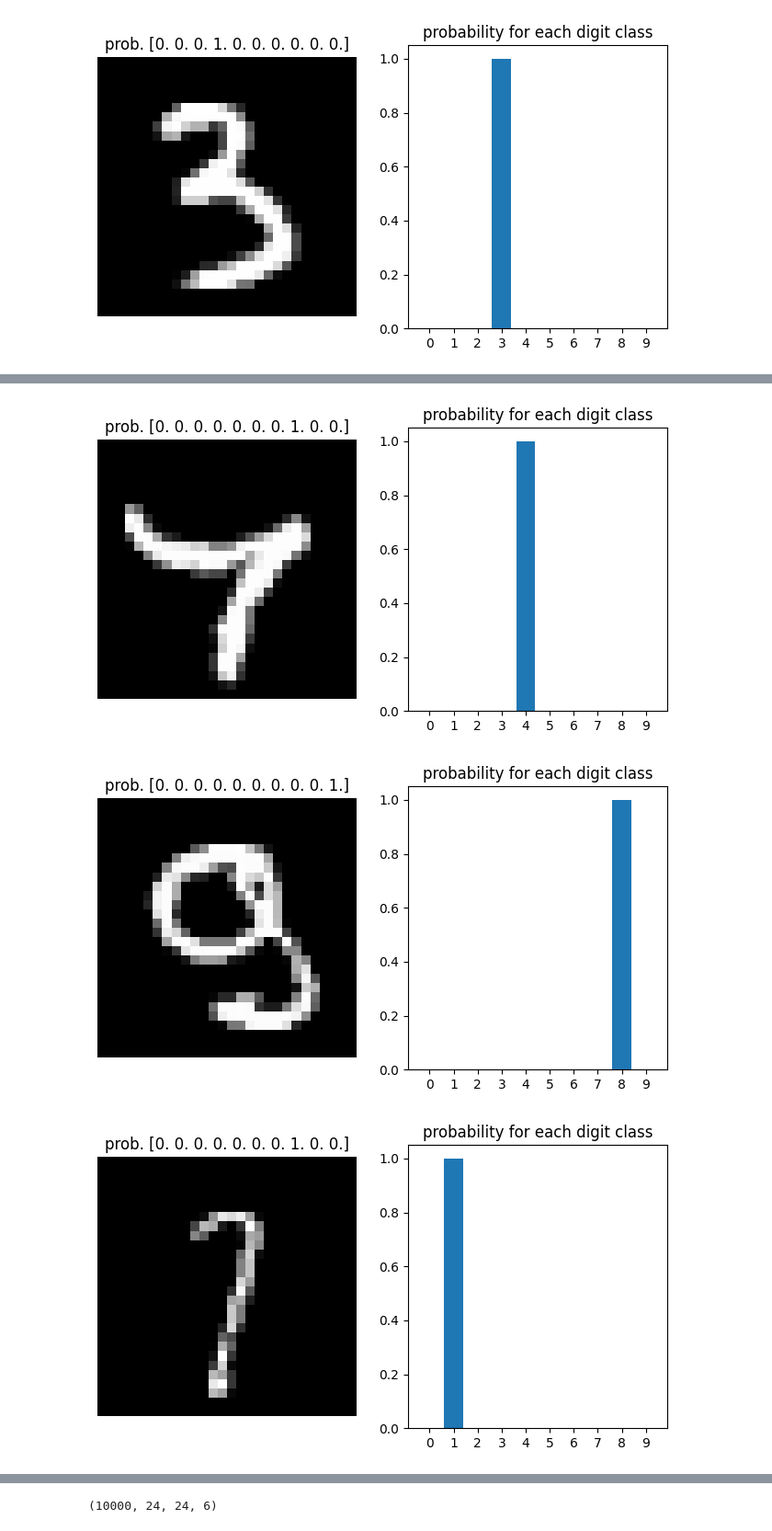
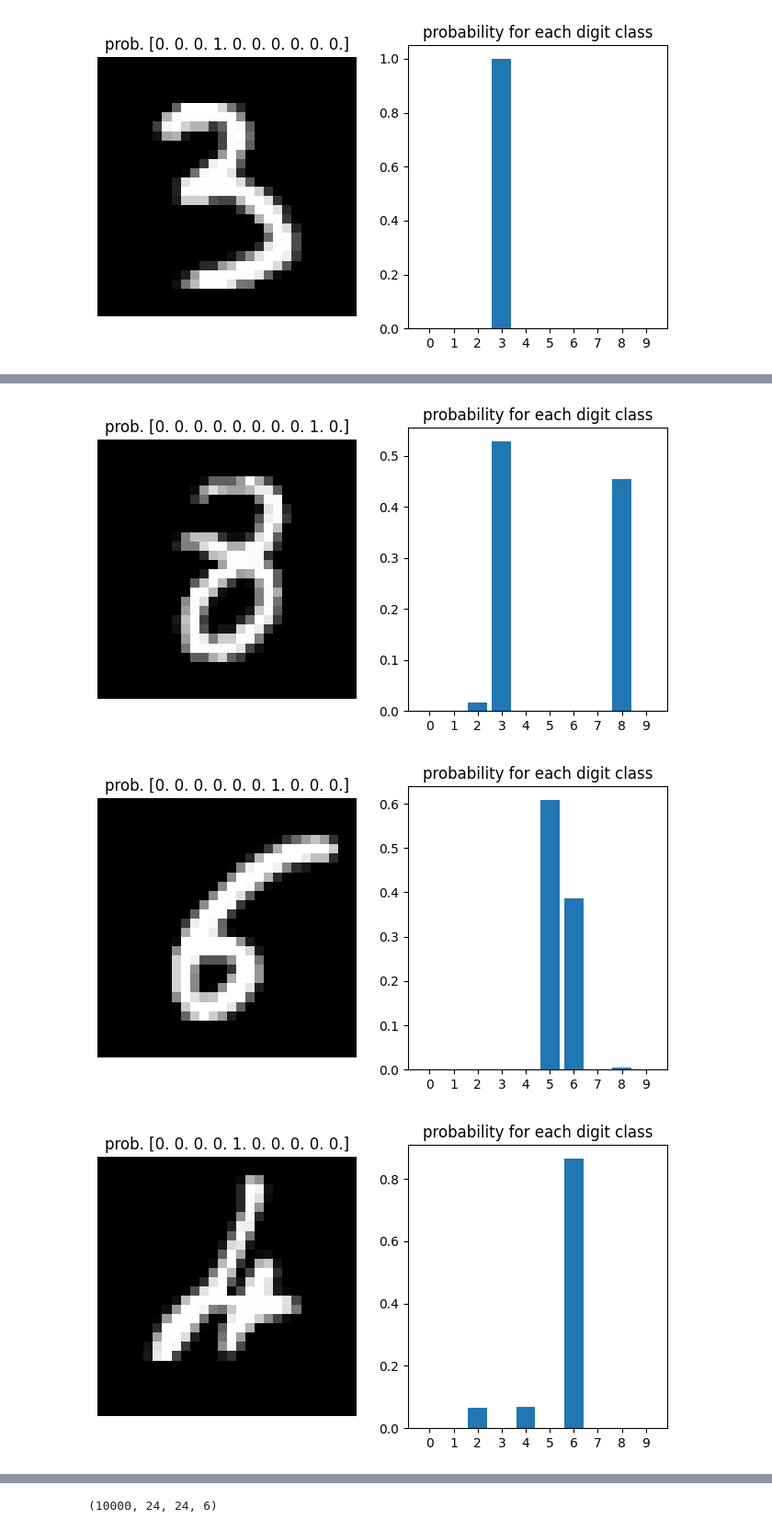
Before and after one commit to so07/TCCM-DL-2022, a Jupyter notebook: keras-02-mnist.ipynb, the cells around one changed output, grey strips where cells are left out. Shown: that part at 92% size. Drawn from its saved outputs; the diff is of its cells as text; code cells hidden in the pictures.

```diff
--- a/keras-02-mnist.ipynb
+++ b/keras-02-mnist.ipynb
@@ -869,7 +869,5 @@ Accuracy: 98.01%
 # %%
 def plot_digit_and_probability(image, matrix_probs, text):
-
-    matrix_probs = np_utils.to_categorical(matrix_probs, num_classes=10)
 
     plt.figure(figsize=(8, 4))
 
@@ -887,9 +885,7 @@ i = 32
 digit = x_test[i].reshape(28, 28)
 
 #probs = model.predict_proba(digit.reshape(1, 28, 28, 1), batch_size=1) # TensorFlow < 2.5
-
-predict_prob = model.predict(digit.reshape(1, 28, 28, 1), batch_size=1)
-probs = np.argmax(predict_prob, axis=1)
+probs = model.predict(digit.reshape(1, 28, 28, 1), batch_size=1)
 
 plot_digit_and_probability(digit, probs, y_test[i])
 # %% [output]
@@ -909,11 +905,10 @@ There are  199 wrong predictions over 10000
 # %%
 for i in wrong_results[:5]:
     digit = x_test[i].reshape(28,28)
     #probs = model.predict_proba(digit.reshape(1,28,28,1), batch_size=1) # TensorFlow < 2.5
-    predict_prob = model.predict(digit.reshape(1, 28, 28, 1), batch_size=1)
-    probs = np.argmax(predict_prob, axis=1)
+    probs = model.predict(digit.reshape(1, 28, 28, 1), batch_size=1)
     plot_digit_and_probability(digit, probs, y_test[i])
 # %% [output]
-[figure, old version]
+[figure, new version]
-[figure, old version]
+[figure, new version]
-[figure, old version]
+[figure, new version]
```
Also changed, not shown: parts of 27 cells of this notebook.
